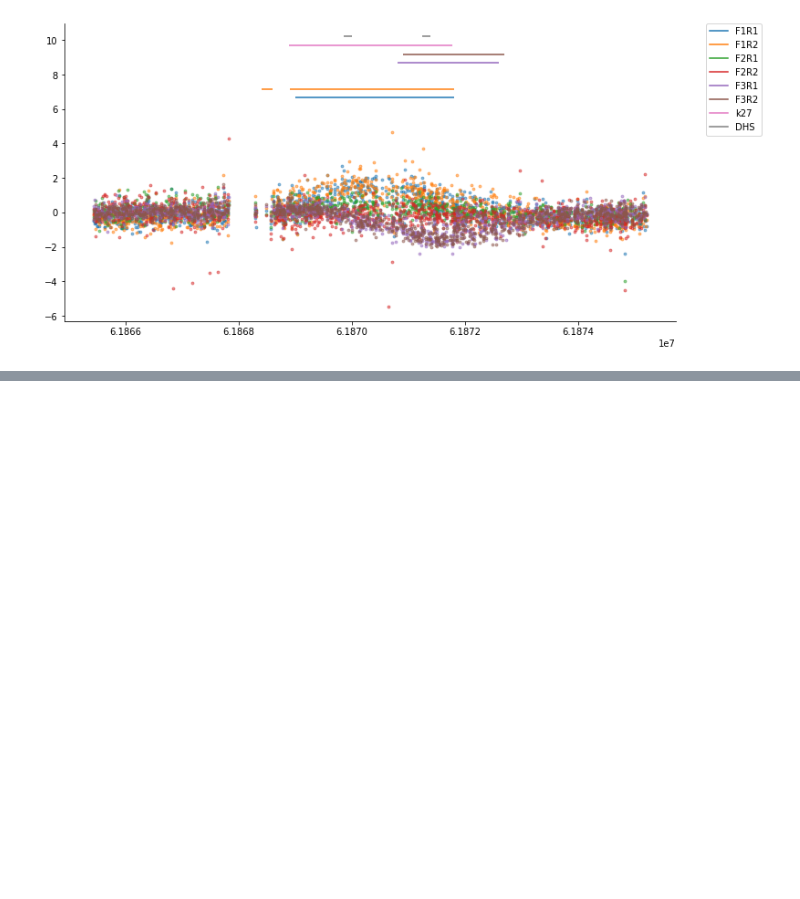
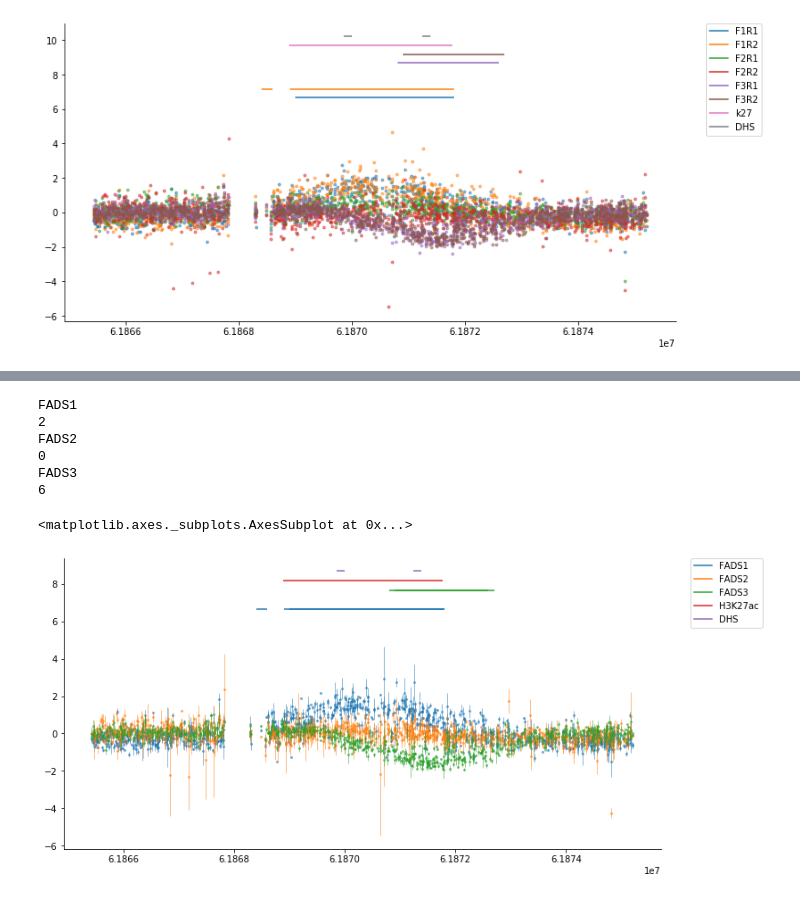
Before and after one commit to sjgosai/casa, a Jupyter notebook: analysis/FADS_locus.ipynb, the cells around one changed output, grey strips where cells are left out. Cells and saved outputs as stored; diff of their text form; code cells hidden in the pictures; blank space fills up the shorter version.

```diff
--- a/analysis/FADS_locus.ipynb
+++ b/analysis/FADS_locus.ipynb
@@ -148,0 +282,12 @@ plot_hff_cutsites(np.array([[61865430,61875290]]),
+# %%
+plot_combined_cutsites(np.array([[61865430,61875290]]),
+                  data, test_peaks, plot_ids=['F1R1','F1R2','F2R1','F2R2','F3R1','F3R2','k27','DHS'])
+# %% [output]
+FADS1
+2
+FADS2
+0
+FADS3
+6
+<matplotlib.axes._subplots.AxesSubplot at 0x...>
+[figure, added]
```
Also changed, not shown: parts of 13 cells of this notebook.
